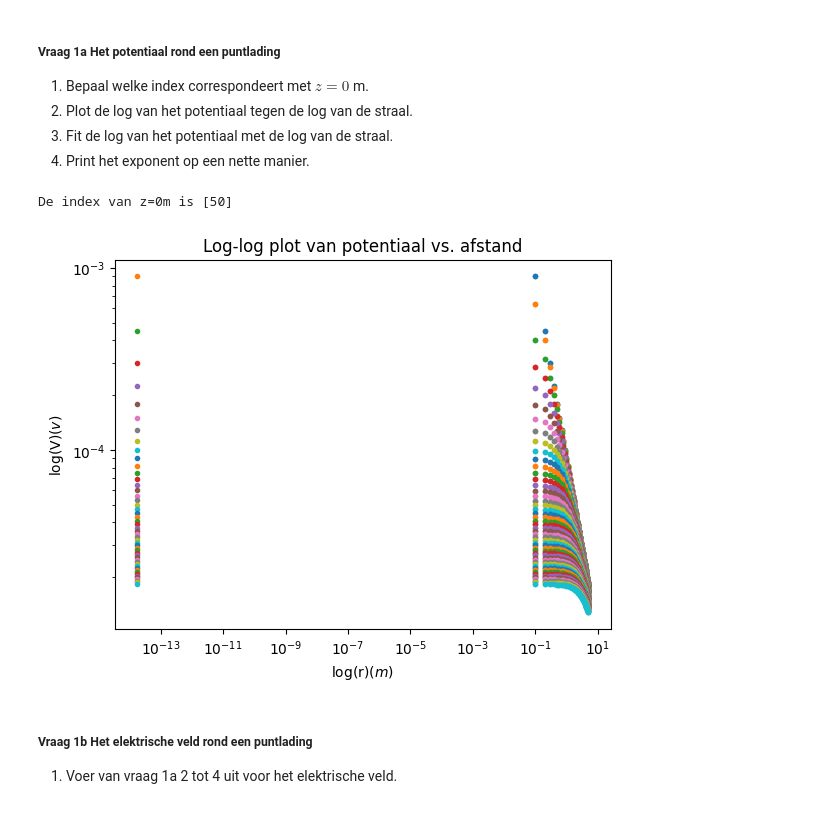
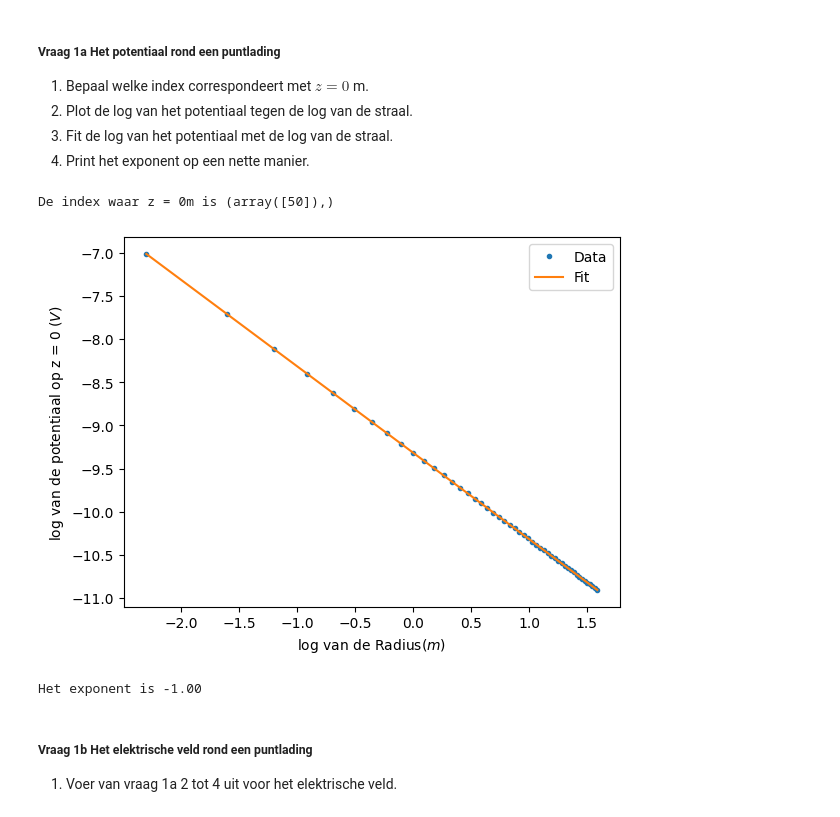
Before and after one commit to daantjebunschoten1-gif/opdrachten-DEF-D, a Jupyter notebook: DigitaleOntwerpopdrachten/1CondensatorOpdracht/CondensatorOntwerpopdracht.ipynb, the cells around one changed output. Cells and saved outputs as stored; diff of their text form; code cells hidden in the pictures.

```diff
--- a/DigitaleOntwerpopdrachten/1CondensatorOpdracht/CondensatorOntwerpopdracht.ipynb
+++ b/DigitaleOntwerpopdrachten/1CondensatorOpdracht/CondensatorOntwerpopdracht.ipynb
@@ -87,12 +87,38 @@ plot_results_pt_charge_at_origin(Ez, Er, normE, V, r, z, grid_step)
 3. Fit de log van het potentiaal met de log van de straal.
 4. Print het exponent op een nette manier.
 # %%
-###
-###Hier jouw code###
-###
+from scipy.optimize import curve_fit
+
+#1. z = 0m op index 50
+tolerantie = 1e-10
+z_0 = np.where(np.abs(z)<tolerantie)
+print("De index waar z = 0m is" ,z_0)
+#2 zorgen dat de arrays van dezelfde vorm zijn
+r_plot = r[1:]
+Vplot = V[50,:]
+V_plot = Vplot[1:]
+
+def Functie(x,a,b):
+    return a*x + b
+
+vals,cov = curve_fit(Functie,np.log(r_plot),np.log(V_plot))
+
+x_fit = np.log(r_plot)
+y_fit = Functie(x_fit,*vals)
+
+plt.figure()
+plt.plot(np.log(r_plot),np.log(V_plot),'.',label="Data")
+plt.plot(x_fit,y_fit,'-',label = "Fit")
+plt.xlabel("log van de Radius($m$)")
+plt.ylabel("log van de potentiaal op z = 0 ($V$)")
+plt.legend()
+plt.show()
+
+print(f"Het exponent is {vals[0]:.2f}")
 # %% [output]
-De index van z=0m is [50]
+De index waar z = 0m is (array([50]),)
-[figure, old version]
+[figure, new version]
+Het exponent is -1.00
 # %% [markdown]
 ##### Vraag 1b Het elektrische veld rond een puntlading
 1. Voer van vraag 1a 2 tot 4 uit voor het elektrische veld.
```
Also changed, not shown: parts of 1 cell of this notebook.
